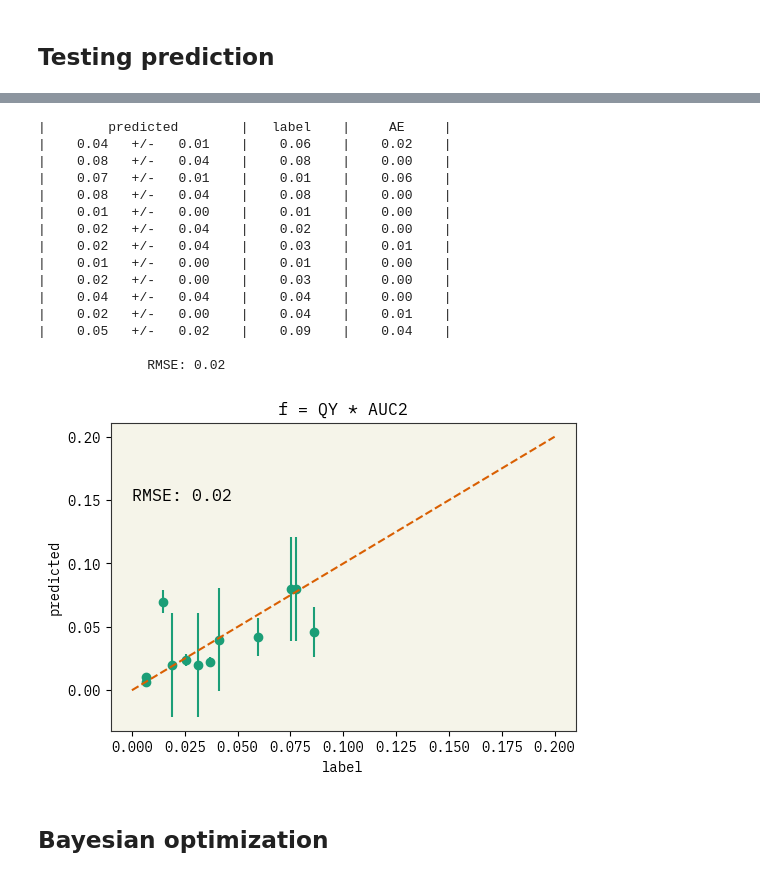
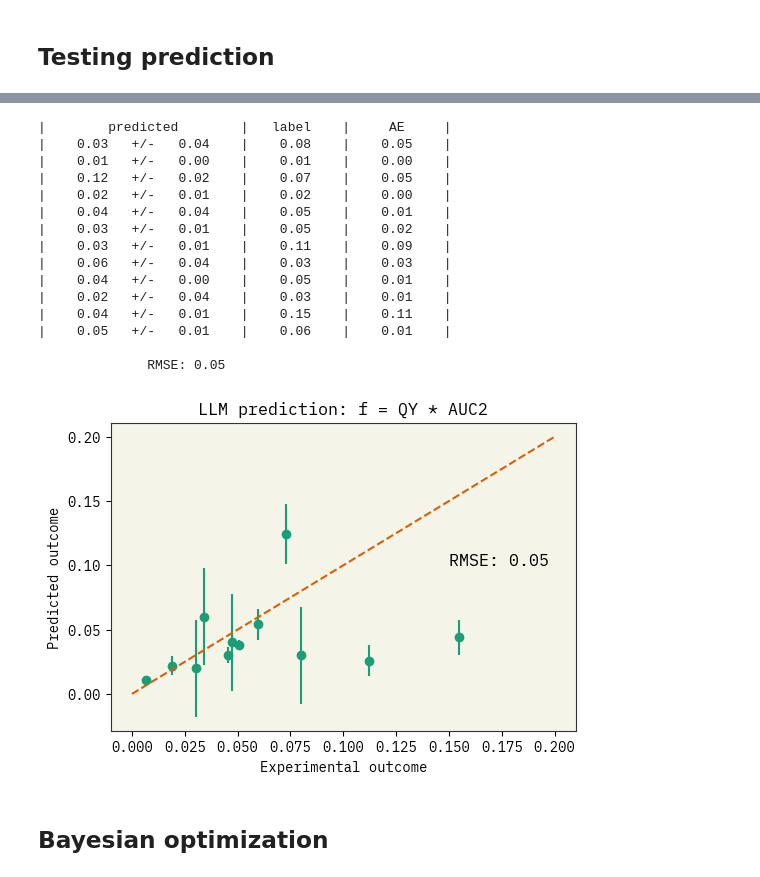
Before and after one commit to maykcaldas/BioNano-DOE, a Jupyter notebook: AgML/predict.ipynb, the cells around one changed output, grey strips where cells are left out. Cells and saved outputs as stored; diff of their text form; code cells hidden in the pictures.

Commit message:
updated images

```diff
--- a/AgML/predict.ipynb
+++ b/AgML/predict.ipynb
@@ -99,6 +171,6 @@ plt.show()
 # %% [markdown]
 ## Spectra output
 # %%
-df = pd.read_csv('Data/spectra_data.csv')
+df = pd.read_csv('Data/fl_spectra_data.csv')
 df.drop(['OD'], axis=1, inplace=True)
 df.groupby(['Experiment', 'Temperature(C)', 'Doping(%)', 'Time(min)']).count()
@@ -311,0 +474,7 @@ labels_f = df['obj_f'].tolist()
+# %%
+yhat=[]
+y=[]
+for i in test_indexes:
+  yhat1 = asktell1.predict(prompts[i])
+  yhat2 = asktell2.predict(prompts[i])
+  print(f"{yhat1.mean():.2f}+/-{yhat1.std():.2f} : {peaks1[i]} // {yhat2.mean():.2f}+/-{yhat2.std():.2f} : {peaks2[i]}")
@@ -311,0 +494,19 @@ labels_f = df['obj_f'].tolist()
+# %%
+i=0
+for group, predictions in one_out:
+    if i == 0:
+        exp, T, d, t = group
+        title = f"{exp}: T: {T}ºC, Doping: {d}%, Time: {t}min"
+        plt.figure()
+        sns.lineplot(x=predictions[2], y=predictions[1], label='Reference')
+        plt.axvline(x = asktell1.predict(prompts[0]).mean(), color = 'C1', linestyle = '--', label = 'Peak1')
+        plt.axvline(x = asktell2.predict(prompts[0]).mean(), color = 'C3', linestyle = '--', label = 'Peak2')
+        fig.legend(loc='center', bbox_to_anchor=(0.5,0), fancybox=True, shadow=True, ncol=2)
+        # plt.title(title)
+        plt.title("LLM Prediction: Spectra Metrics")
+        plt.legend()
+        plt.xlabel("Wavelength (nm)")
+        plt.ylabel("Normalized fluorescence (a.u.)")
+        plt.tight_layout()
+        plt.show()
+    i += 1
@@ -312,5 +515,9 @@ labels_f = df['obj_f'].tolist()
 # %% [markdown]
 ## Testing prediction
+# %%
+df = pd.read_csv('Data/procedures.tsv', sep="\t")
+prompts = df['prompt'].tolist()
+labels_f = df['obj_f'].to_list()
 # %%
 import numpy as np
 indexes = np.arange(len(prompts))
@@ -379,49 +586,49 @@ Stock nanoplatelets have dimensions 18.8 nm by 14.04 nm and the optical density
 # %%
 def rmse(a, b):
     a = np.array(a)
     b = np.array(b)
     return np.sqrt(np.mean((a - b)**2))
 
 sum = 0
 print(f"| {'predicted':^23s} | {'label':^10s} | {'AE':^10s} | ")
 n = 0
 for ihat, i in zip(yhat, y):
   n+=1
   mae = abs(ihat.mean()-i)
   print(f"| {ihat.mean():^10.2f}+/-{ihat.std():^10.2f} | {i:^10.2f} | {mae:^10.2f} |")
   sum += mae
 print(f"\n{'RMSE: ':>20s}{rmse([ihat.mean() for ihat in yhat], y):<18.2f}")
 
 import matplotlib.pyplot as plt
 y_plot    = np.array(y)[np.where(np.array(y) >= 0)]
 yhat_plot = np.array([ihat.mean() for ihat in yhat])[np.where(np.array(y) >= 0)]
 yerr_plot = np.array([ihat.std() for ihat in yhat])[np.where(np.array(y) >= 0)]
 plt.figure(figsize=(6, 4))
-plt.xlabel('label')
-plt.ylabel('predicted')
+plt.xlabel('Experimental outcome')
+plt.ylabel('Predicted outcome')
 plt.plot(y_plot, yhat_plot, 'o')
 plt.errorbar(y_plot, yhat_plot, yerr=yerr_plot, fmt='none')
-plt.title('f = QY * AUC2')
+plt.title('LLM prediction: f = QY * AUC2')
 plt.plot((0,0.2), (0,0.2), '--')
-plt.text(0, 0.15, f"RMSE: {rmse(y_plot, yhat_plot):.2f}", fontsize=12)
+plt.text(0.15, 0.10, f"RMSE: {rmse(y_plot, yhat_plot):.2f}", fontsize=12)
 plt.show()
 # %% [output]
 |        predicted        |   label    |     AE     |
-|    0.04   +/-   0.01    |    0.06    |    0.02    |
-|    0.08   +/-   0.04    |    0.08    |    0.00    |
-|    0.07   +/-   0.01    |    0.01    |    0.06    |
-|    0.08   +/-   0.04    |    0.08    |    0.00    |
+|    0.03   +/-   0.04    |    0.08    |    0.05    |
 |    0.01   +/-   0.00    |    0.01    |    0.00    |
-|    0.02   +/-   0.04    |    0.02    |    0.00    |
+|    0.12   +/-   0.02    |    0.07    |    0.05    |
+|    0.02   +/-   0.01    |    0.02    |    0.00    |
+|    0.04   +/-   0.04    |    0.05    |    0.01    |
+|    0.03   +/-   0.01    |    0.05    |    0.02    |
+|    0.03   +/-   0.01    |    0.11    |    0.09    |
+|    0.06   +/-   0.04    |    0.03    |    0.03    |
+|    0.04   +/-   0.00    |    0.05    |    0.01    |
 |    0.02   +/-   0.04    |    0.03    |    0.01    |
-|    0.01   +/-   0.00    |    0.01    |    0.00    |
-|    0.02   +/-   0.00    |    0.03    |    0.00    |
-|    0.04   +/-   0.04    |    0.04    |    0.00    |
-|    0.02   +/-   0.00    |    0.04    |    0.01    |
-|    0.05   +/-   0.02    |    0.09    |    0.04    |
+|    0.04   +/-   0.01    |    0.15    |    0.11    |
+|    0.05   +/-   0.01    |    0.06    |    0.01    |
 
-              RMSE: 0.02
+              RMSE: 0.05
-[figure, old version]
+[figure, new version]
 # %% [markdown]
 ## Bayesian optimization
 # %%
```
Also changed, not shown: parts of 18 cells of this notebook, 3 other files.
